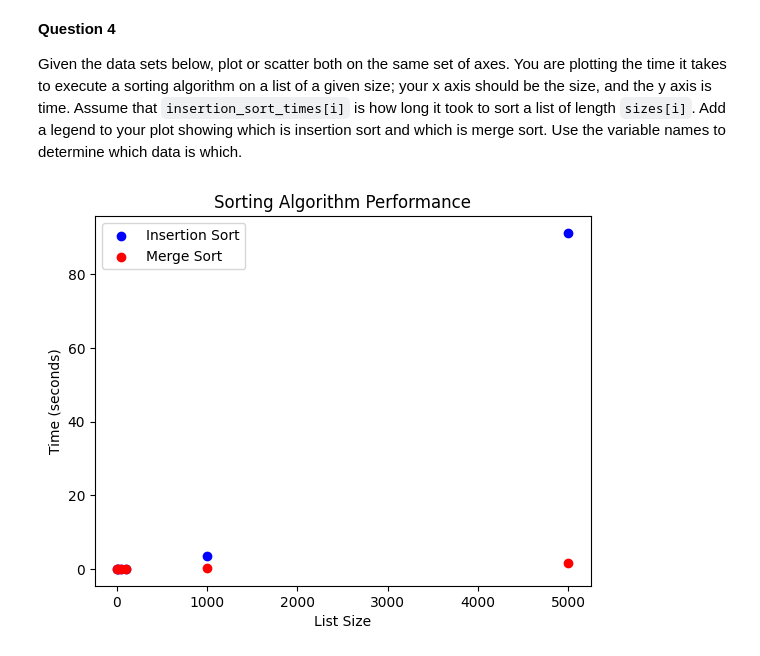
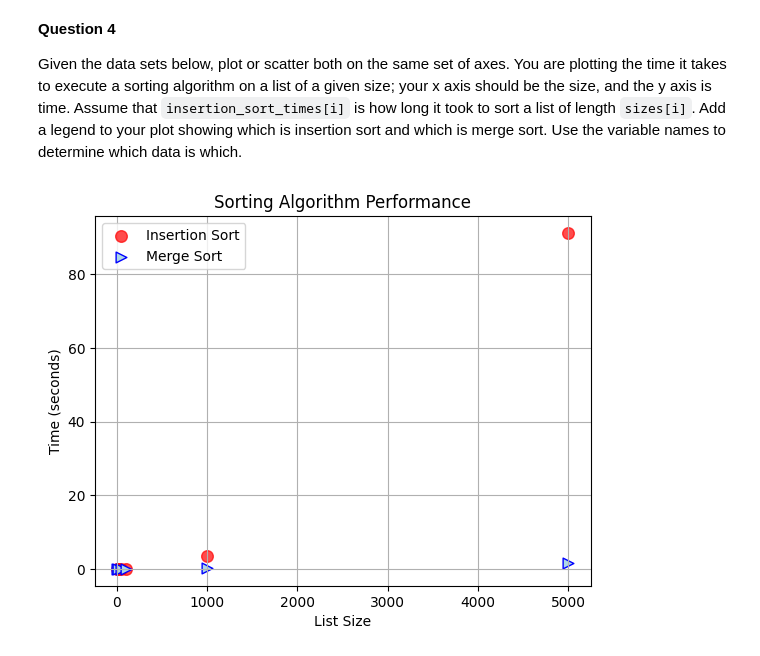
Before and after one commit to Bdowdle4/bd-pyplot, a Jupyter notebook: pyplot.ipynb, the cells around one changed output. Saved outputs shown, nothing was run; the diff lists cells and outputs as text; code cells hidden in the pictures.

```diff
--- a/pyplot.ipynb
+++ b/pyplot.ipynb
@@ -146,24 +146,25 @@ Given the data sets below, plot or scatter both on the same set of axes.  You ar
 # %%
 import matplotlib.pyplot as plt
 
 # Given Data
 sizes = [10, 20, 50, 100, 1000, 5000]
 insertion_sort_times = [0.0010252999999999998, 0.0027026999999999954, 0.010147200000000002, 0.0381137, 3.6303399, 91.2180796]
 merge_sort_times = [0.00161889999999687, 0.003635600000009731, 0.0090655000000055, 0.020108000000007564, 0.2687474000000094, 1.6147050999999948]
 
 # Create a scatter plot
-plt.scatter(sizes, insertion_sort_times, color='blue', label='Insertion Sort')
-plt.scatter(sizes, merge_sort_times, color='red', label='Merge Sort')
+plt.scatter(sizes, insertion_sort_times, color='red', s=70, alpha=0.7, label='Insertion Sort')
+plt.scatter(sizes, merge_sort_times, color='lightblue', s=60, edgecolor='blue', marker='>', label='Merge Sort')
 
 # Add labels and title
 plt.xlabel('List Size')
 plt.ylabel('Time (seconds)')
 plt.title('Sorting Algorithm Performance')
 
-# Add legend
+# Add legend and Grid
 plt.legend()
+plt.grid(True)
 
 # Show the plot
 plt.show()
 # %% [output]
-[figure, old version]
+[figure, new version]
```
Also changed, not shown: parts of 2 cells of this notebook.
